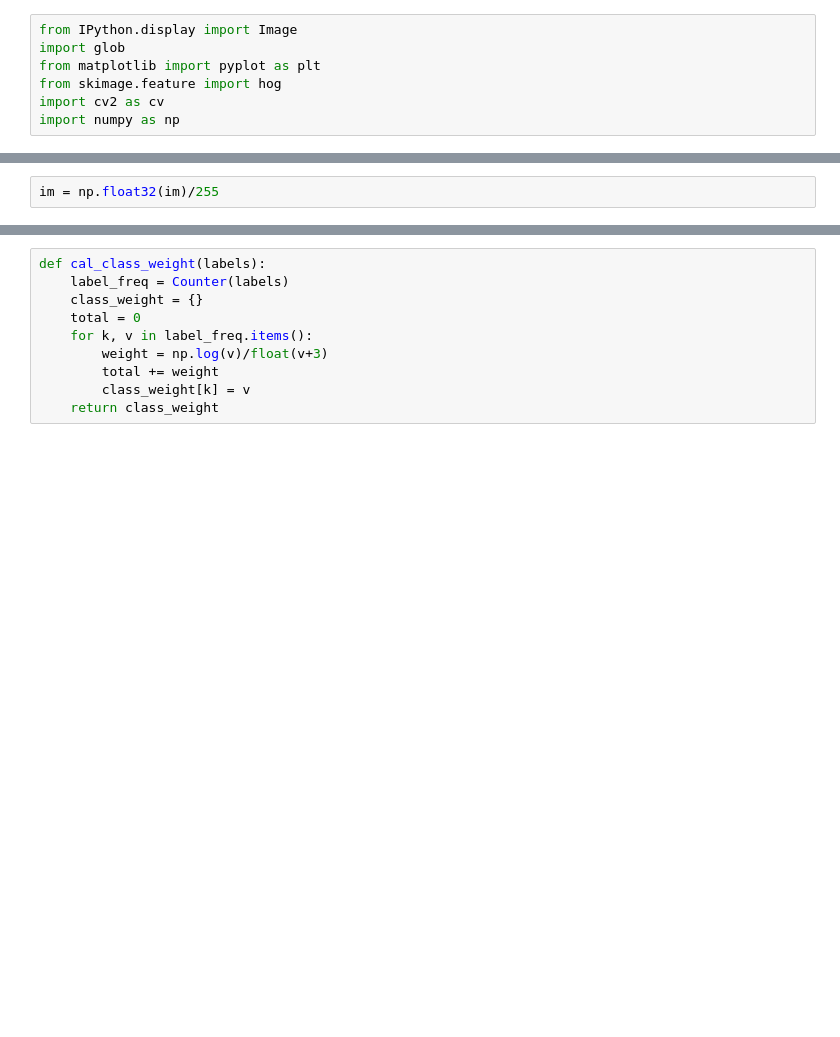
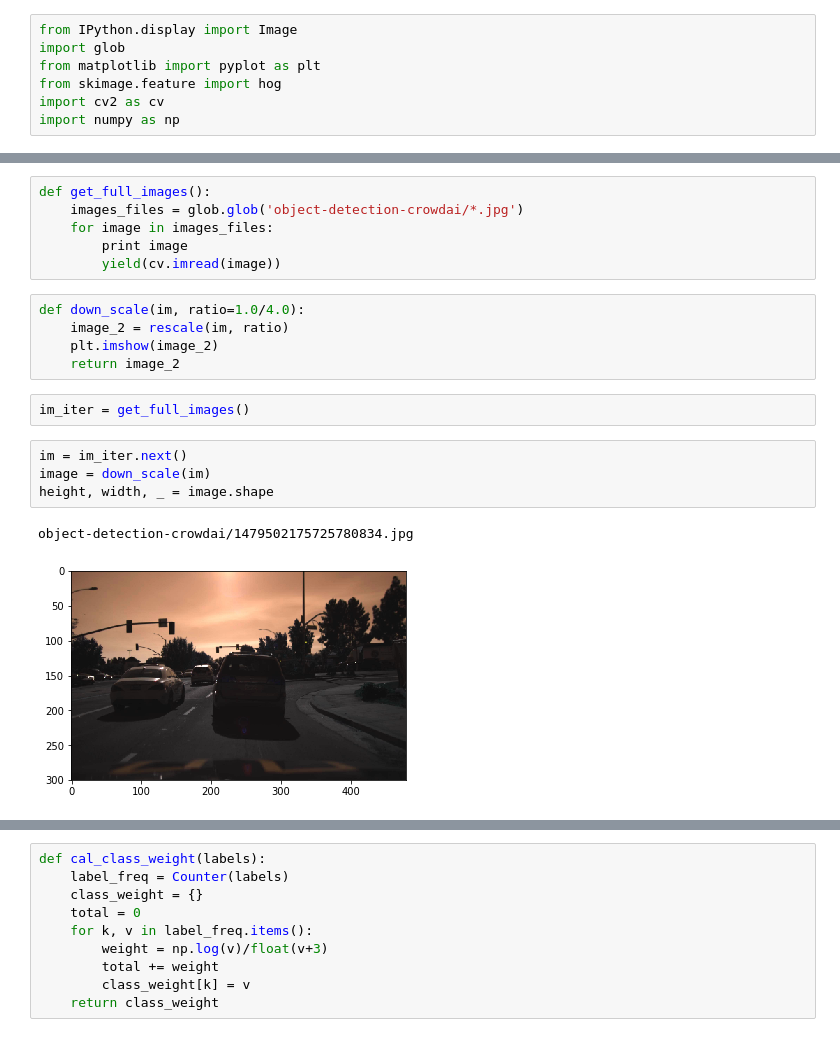
Before and after one commit to joannecylam/vehicle_dection, a Jupyter notebook: road edge detection.ipynb, the cells around one changed output, grey strips where cells are left out. Saved outputs shown, nothing was run; the diff lists cells and outputs as text; blank space fills up the shorter version.

```diff
--- a/road edge detection.ipynb
+++ b/road edge detection.ipynb
@@ -73,2 +7,0 @@ prediction:  1
-# %%
-im = np.float32(im)/255
@@ -108,0 +36,20 @@ from sklearn.svm import SVC
+# %%
+def get_full_images():
+    images_files = glob.glob('object-detection-crowdai/*.jpg')
+    for image in images_files:
+        print image
+        yield(cv.imread(image))
+# %%
+def down_scale(im, ratio=1.0/4.0):
+    image_2 = rescale(im, ratio)
+    plt.imshow(image_2)
+    return image_2
+# %%
+im_iter = get_full_images()
+# %%
+im = im_iter.next()
+image = down_scale(im)
+height, width, _ = image.shape
+# %% [output]
+object-detection-crowdai/1479502175725780834.jpg
+[figure, added]
```
Also changed, not shown: parts of 46 cells of this notebook.
